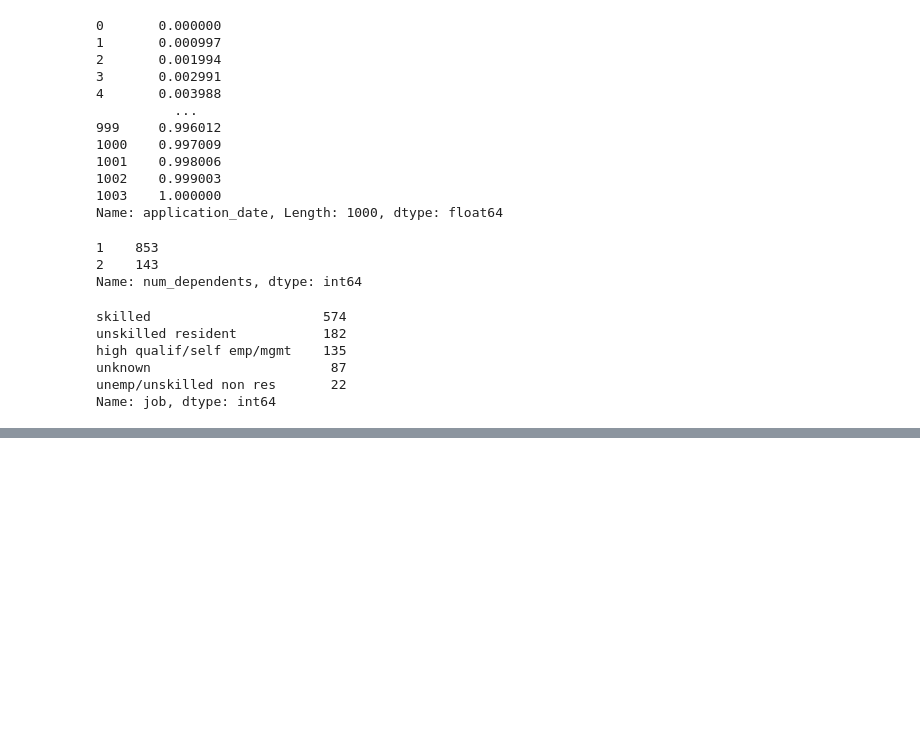
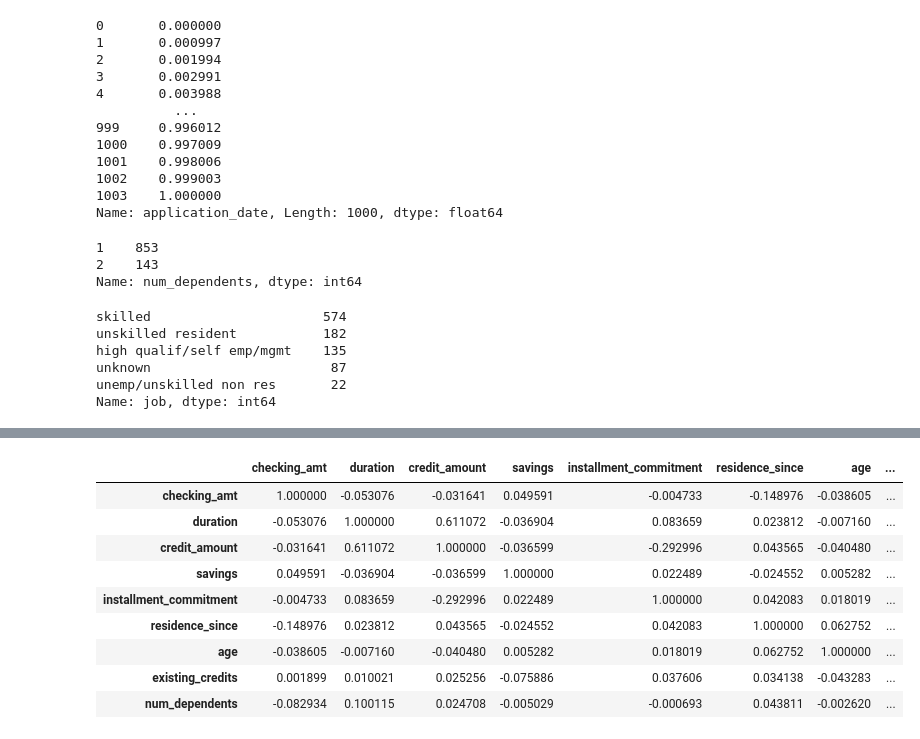
Before and after one commit to EliVerbrugge/CS5402-HW7, a Jupyter notebook: scripts/Preprocessing.ipynb, the cells around one changed output, grey strips where cells are left out. Drawn from its saved outputs; the diff is of its cells as text; code cells hidden in the pictures; blank space fills up the shorter version.

```diff
--- a/scripts/Preprocessing.ipynb
+++ b/scripts/Preprocessing.ipynb
@@ -390,0 +518,13 @@ Name: job, dtype: int64
+# %%
+df.corr()
+# %% [output]
+|  | checking_amt | duration | credit_amount | savings | installment_commitment | residence_since | age | ... |
+| checking_amt | 1.000000 | -0.053076 | -0.031641 | 0.049591 | -0.004733 | -0.148976 | -0.038605 | ... |
+| duration | -0.053076 | 1.000000 | 0.611072 | -0.036904 | 0.083659 | 0.023812 | -0.007160 | ... |
+| credit_amount | -0.031641 | 0.611072 | 1.000000 | -0.036599 | -0.292996 | 0.043565 | -0.040480 | ... |
+| savings | 0.049591 | -0.036904 | -0.036599 | 1.000000 | 0.022489 | -0.024552 | 0.005282 | ... |
+| installment_commitment | -0.004733 | 0.083659 | -0.292996 | 0.022489 | 1.000000 | 0.042083 | 0.018019 | ... |
+| residence_since | -0.148976 | 0.023812 | 0.043565 | -0.024552 | 0.042083 | 1.000000 | 0.062752 | ... |
+| age | -0.038605 | -0.007160 | -0.040480 | 0.005282 | 0.018019 | 0.062752 | 1.000000 | ... |
+| existing_credits | 0.001899 | 0.010021 | 0.025256 | -0.075886 | 0.037606 | 0.034138 | -0.043283 | ... |
+| num_dependents | -0.082934 | 0.100115 | 0.024708 | -0.005029 | -0.000693 | 0.043811 | -0.002620 | ... |
```
Also changed, not shown: parts of 18 cells of this notebook.
